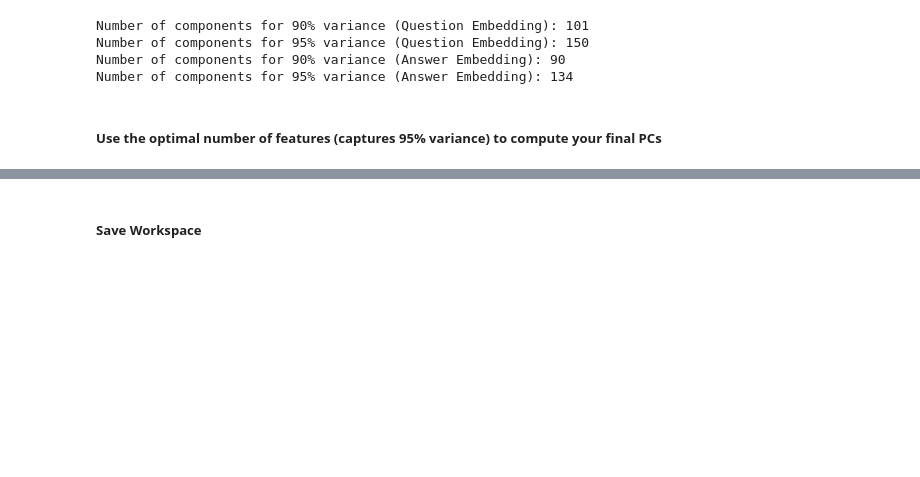
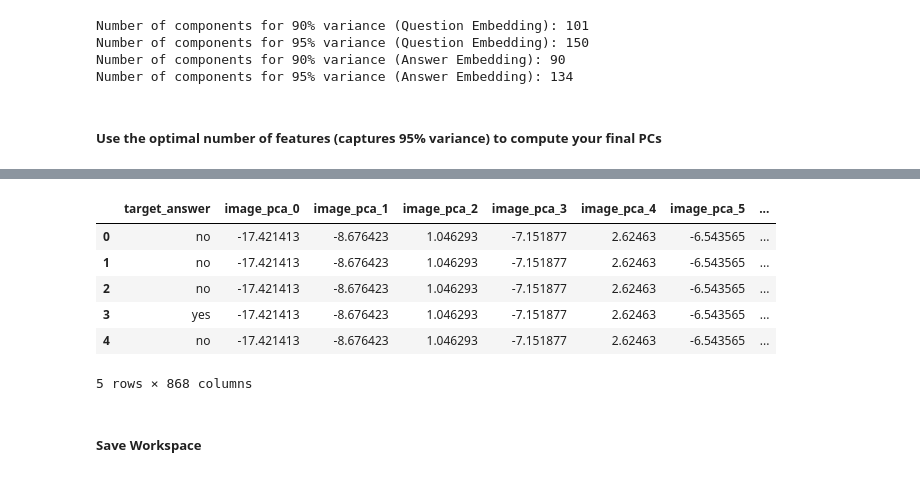
Before and after one commit to nilanahar/MMAI_894_DeepLearning_Project_TeamRosedale, a Jupyter notebook: MMAI_894_Team_Project.ipynb, the cells around one changed output, grey strips where cells are left out. Drawn from its saved outputs; the diff is of its cells as text; code cells hidden in the pictures; blank space fills up the shorter version.

```diff
--- a/MMAI_894_Team_Project.ipynb
+++ b/MMAI_894_Team_Project.ipynb
@@ -644,7 +665,6 @@ Number of components for 95% variance (Answer Embedding): 134
 # %%
 from sklearn.decomposition import PCA
 
-# Step 1: Apply PCA to High-Dimensional Inputs
 # Define the number of principal components for PCA
 n_components_image = 452  # Reduce image input dimensions from 2048 to 452
 n_components_filtered_choices = 131  # Reduce filtered_choices_embedding_input from 300 to 131
@@ -653,20 +673,20 @@ n_components_answers = 134  # Reduce answer_embedding_input from 300 to 134
 
 # Apply PCA to image input
 pca_image = PCA(n_components=n_components_image)
-image_input_pca = pca_image.fit_transform(df_train.iloc[:, :2048].values)
-image_input_valid_pca = pca_image.transform(df_valid.iloc[:, :2048].values)
+image_train_pca = pca_image.fit_transform(df_train.iloc[:, :2048].values)
+image_valid_pca = pca_image.transform(df_valid.iloc[:, :2048].values)
 
 # Apply PCA to question embedding
 pca_questions = PCA(n_components=n_components_questions)
-question_input_pca = pca_questions.fit_transform(np.vstack(df_train['question_embedding'].values))
-question_input_valid_pca = pca_questions.transform(np.vstack(df_valid['question_embedding'].values))
+question_train_pca = pca_questions.fit_transform(np.vstack(df_train['question_embedding'].values))
+question_valid_pca = pca_questions.transform(np.vstack(df_valid['question_embedding'].values))
 
 # Apply PCA to answer embedding
 pca_answers = PCA(n_components=n_components_answers)
-answer_input_pca = pca_answers.fit_transform(np.vstack(df_train['answer_embedding'].values))
-answer_input_valid_pca = pca_answers.transform(np.vstack(df_valid['answer_embedding'].values))
+answer_train_pca = pca_answers.fit_transform(np.vstack(df_train['answer_embedding'].values))
+answer_valid_pca = pca_answers.transform(np.vstack(df_valid['answer_embedding'].values))
 
 # Apply PCA to filtered choices embedding
 pca_filtered_choices = PCA(n_components=n_components_filtered_choices)
-filtered_choices_input_pca = pca_filtered_choices.fit_transform(np.vstack(df_train['filtered_choices_embedding'].values))
-filtered_choices_input_valid_pca = pca_filtered_choices.transform(np.vstack(df_valid['filtered_choices_embedding'].values))
+filtered_choices_train_pca = pca_filtered_choices.fit_transform(np.vstack(df_train['filtered_choices_embedding'].values))
+filtered_choices_valid_pca = pca_filtered_choices.transform(np.vstack(df_valid['filtered_choices_embedding'].values))
@@ -708,0 +693,17 @@ df_valid_pca.head()
+# %%
+# Function to convert PCA result to DataFrame with preserved index
+def pca_to_df(pca_result, df_original, prefix):
+    """ Convert PCA results (NumPy array) to Pandas DataFrame and preserve the original DataFrame's index """
+    df_pca = pd.DataFrame(pca_result, index=df_original.index,
+                          columns=[f'{prefix}_pca_{i}' for i in range(pca_result.shape[1])])
+    return df_pca
+
+# Convert the PCA results to DataFrames with preserved row indices
+df_image_train_pca = pca_to_df(image_train_pca, df_train, 'image')
+df_image_valid_pca = pca_to_df(image_valid_pca, df_valid, 'image')
+df_filtered_choices_train_pca = pca_to_df(filtered_choices_train_pca, df_train, 'filtered_choices')
+df_filtered_choices_valid_pca = pca_to_df(filtered_choices_valid_pca, df_valid, 'filtered_choices')
+df_questions_train_pca = pca_to_df(question_train_pca, df_train, 'questions')
+df_questions_valid_pca = pca_to_df(question_valid_pca, df_valid, 'questions')
+df_answers_train_pca = pca_to_df(answer_train_pca, df_train, 'answers')
+df_answers_valid_pca = pca_to_df(answer_valid_pca, df_valid, 'answers')
@@ -709,3 +720,16 @@ df_valid_pca.head()
+# %%
+# Concatenate PCA results with the original `target_answer` column
+df_train_pca = pd.concat([df_train[['target_answer']], df_image_train_pca, df_questions_train_pca, df_answers_train_pca, df_filtered_choices_train_pca], axis=1)
+df_valid_pca = pd.concat([df_valid[['target_answer']], df_image_valid_pca, df_questions_valid_pca, df_answers_valid_pca, df_filtered_choices_valid_pca], axis=1)
+df_valid_pca.head()
+# %% [output]
+|  | target_answer | image_pca_0 | image_pca_1 | image_pca_2 | image_pca_3 | image_pca_4 | image_pca_5 | ... |
+| 0 | no | -17.421413 | -8.676423 | 1.046293 | -7.151877 | 2.62463 | -6.543565 | ... |
+| 1 | no | -17.421413 | -8.676423 | 1.046293 | -7.151877 | 2.62463 | -6.543565 | ... |
+| 2 | no | -17.421413 | -8.676423 | 1.046293 | -7.151877 | 2.62463 | -6.543565 | ... |
+| 3 | yes | -17.421413 | -8.676423 | 1.046293 | -7.151877 | 2.62463 | -6.543565 | ... |
+| 4 | no | -17.421413 | -8.676423 | 1.046293 | -7.151877 | 2.62463 | -6.543565 | ... |
+5 rows × 868 columns
 # %% [markdown]
 ##### Save Workspace
 # %%
```
Also changed, not shown: parts of 23 cells of this notebook.
